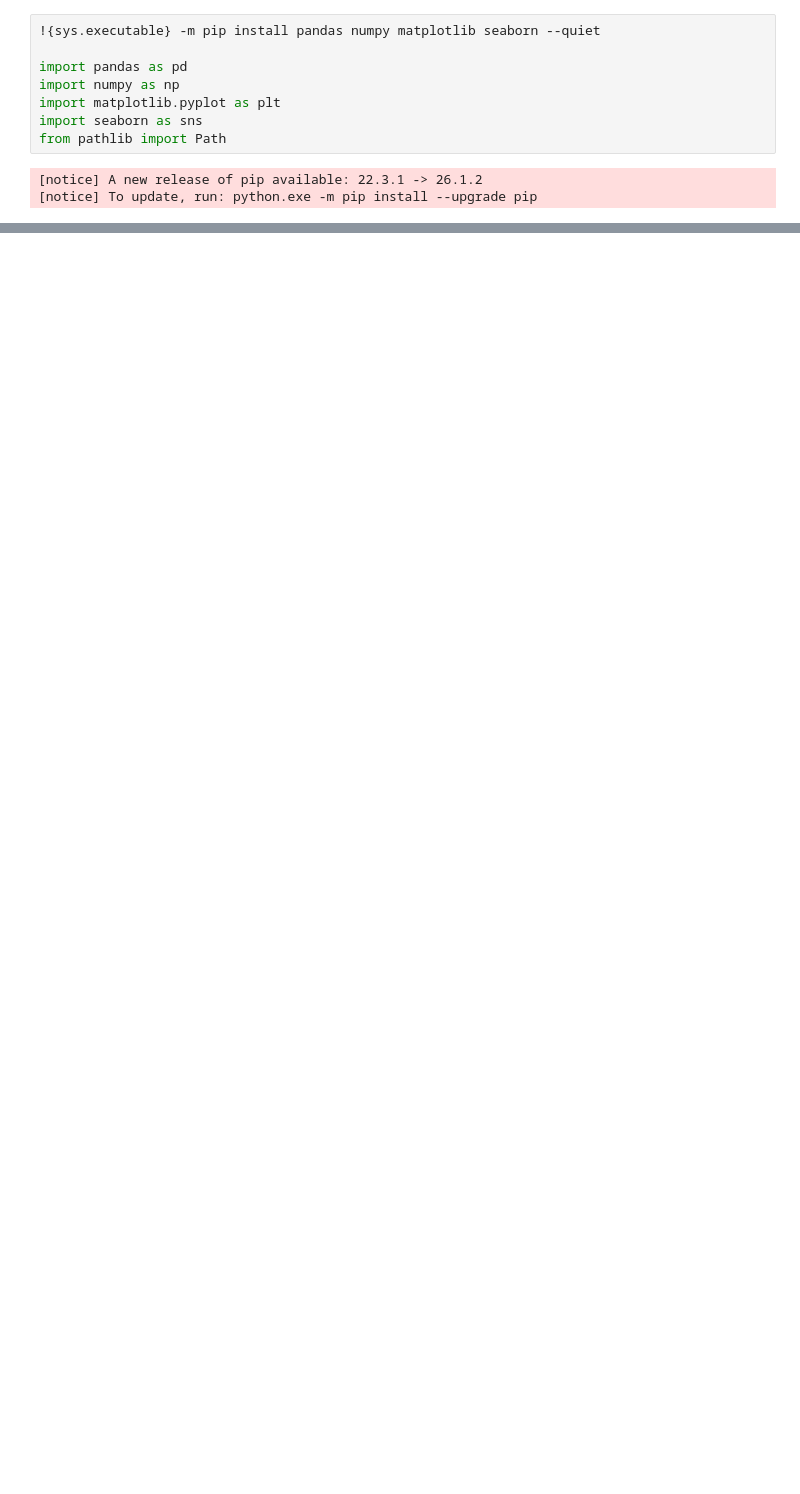
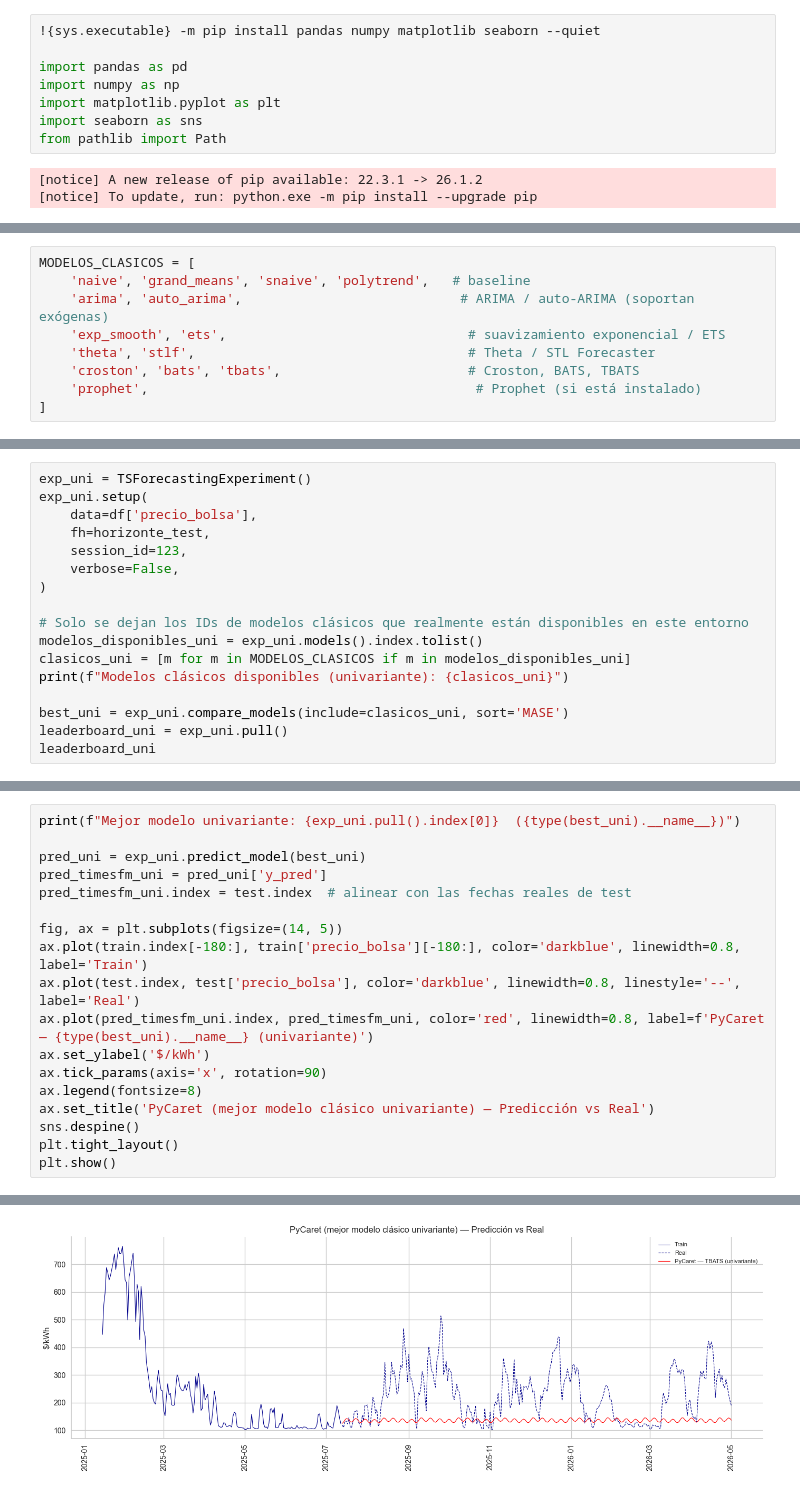
Before and after one commit to maguverm/tesis-bolsa, a Jupyter notebook: notebooks/03_experimentos/02_PyCaret.ipynb, the cells around one changed output, grey strips where cells are left out. Cells and saved outputs as stored; diff of their text form; blank space fills up the shorter version.

Commit message:
Modelo PyCaret

```diff
--- a/notebooks/03_experimentos/02_PyCaret.ipynb
+++ b/notebooks/03_experimentos/02_PyCaret.ipynb
@@ -30,0 +41,9 @@ TypeError: TSForecastingExperiment.__init__() got an unexpected keyword argument
+# %%
+MODELOS_CLASICOS = [
+    'naive', 'grand_means', 'snaive', 'polytrend',   # baseline
+    'arima', 'auto_arima',                            # ARIMA / auto-ARIMA (soportan exógenas)
+    'exp_smooth', 'ets',                               # suavizamiento exponencial / ETS
+    'theta', 'stlf',                                   # Theta / STL Forecaster
+    'croston', 'bats', 'tbats',                        # Croston, BATS, TBATS
+    'prophet',                                          # Prophet (si está instalado)
+]
@@ -30,0 +52,17 @@ TypeError: TSForecastingExperiment.__init__() got an unexpected keyword argument
+# %%
+exp_uni = TSForecastingExperiment()
+exp_uni.setup(
+    data=df['precio_bolsa'],
+    fh=horizonte_test,
+    session_id=123,
+    verbose=False,
+)
+
+# Solo se dejan los IDs de modelos clásicos que realmente están disponibles en este entorno
+modelos_disponibles_uni = exp_uni.models().index.tolist()
+clasicos_uni = [m for m in MODELOS_CLASICOS if m in modelos_disponibles_uni]
+print(f"Modelos clásicos disponibles (univariante): {clasicos_uni}")
+
+best_uni = exp_uni.compare_models(include=clasicos_uni, sort='MASE')
+leaderboard_uni = exp_uni.pull()
+leaderboard_uni
@@ -30,0 +99,19 @@ TypeError: TSForecastingExperiment.__init__() got an unexpected keyword argument
+# %%
+print(f"Mejor modelo univariante: {exp_uni.pull().index[0]}  ({type(best_uni).__name__})")
+
+pred_uni = exp_uni.predict_model(best_uni)
+pred_timesfm_uni = pred_uni['y_pred']
+pred_timesfm_uni.index = test.index  # alinear con las fechas reales de test
+
+fig, ax = plt.subplots(figsize=(14, 5))
+ax.plot(train.index[-180:], train['precio_bolsa'][-180:], color='darkblue', linewidth=0.8, label='Train')
+ax.plot(test.index, test['precio_bolsa'], color='darkblue', linewidth=0.8, linestyle='--', label='Real')
+ax.plot(pred_timesfm_uni.index, pred_timesfm_uni, color='red', linewidth=0.8, label=f'PyCaret — {type(best_uni).__name__} (univariante)')
+ax.set_ylabel('$/kWh')
+ax.tick_params(axis='x', rotation=90)
+ax.legend(fontsize=8)
+ax.set_title('PyCaret (mejor modelo clásico univariante) — Predicción vs Real')
+sns.despine()
+plt.tight_layout()
+plt.show()
+# %% [output]
@@ -30,0 +121 @@ TypeError: TSForecastingExperiment.__init__() got an unexpected keyword argument
+[figure, added]
```
Also changed, not shown: parts of 14 cells of this notebook.
